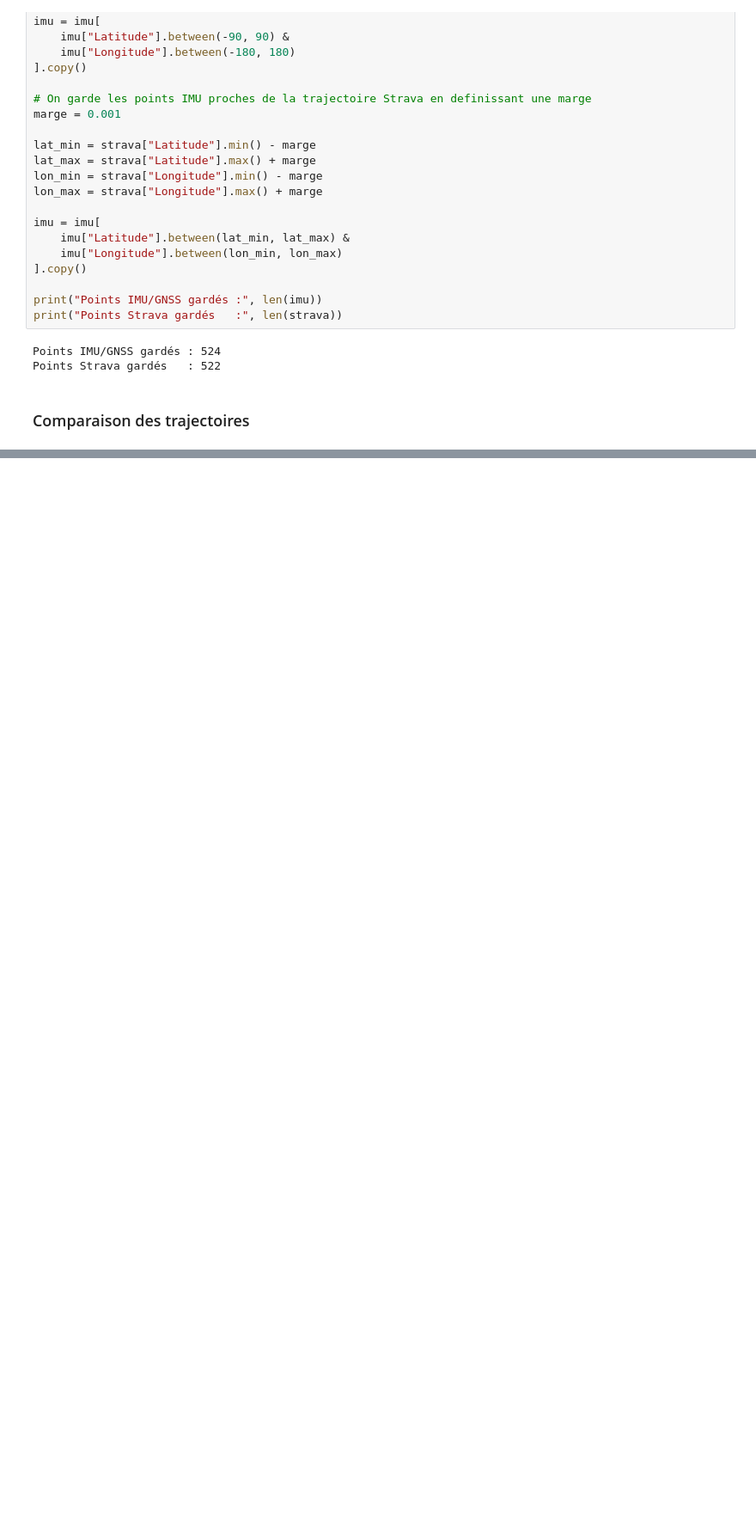
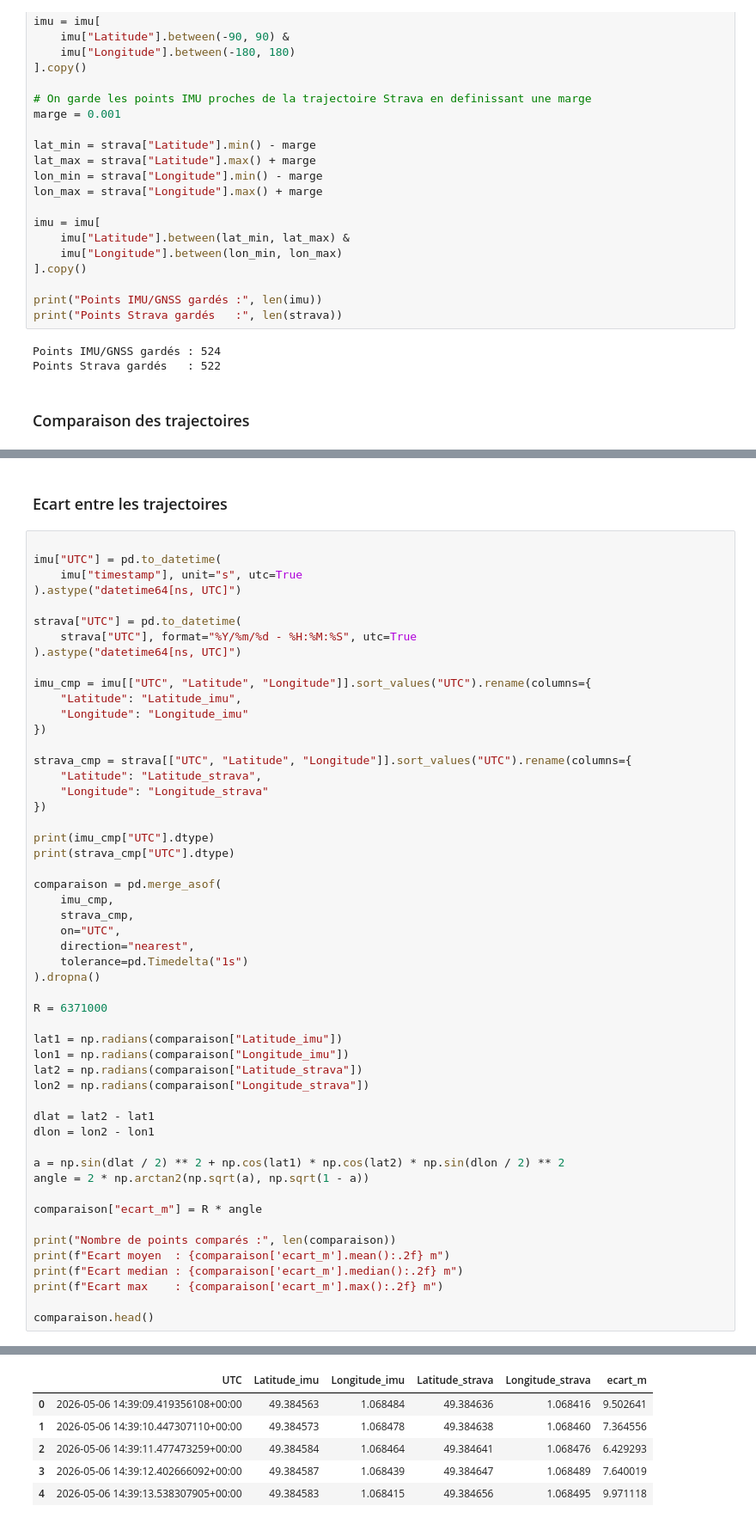
Before and after one commit to nmornon/Projet-itineraire, a Jupyter notebook: stat/comparaison.ipynb, the cells around one changed output, grey strips where cells are left out. Shown at 86% size. Saved outputs shown, nothing was run; the diff lists cells and outputs as text; blank space fills up the shorter version.

```diff
--- a/stat/comparaison.ipynb
+++ b/stat/comparaison.ipynb
@@ -130,3 +128,58 @@ plt.axis("equal")
 plt.show()
 # %% [output]
 [figure]
+# %% [markdown]
+### Ecart entre les trajectoires
+# %%
+
+imu["UTC"] = pd.to_datetime(
+    imu["timestamp"], unit="s", utc=True
+).astype("datetime64[ns, UTC]")
+
+strava["UTC"] = pd.to_datetime(
+    strava["UTC"], format="%Y/%m/%d - %H:%M:%S", utc=True
+).astype("datetime64[ns, UTC]")
+
+imu_cmp = imu[["UTC", "Latitude", "Longitude"]].sort_values("UTC").rename(columns={
+    "Latitude": "Latitude_imu",
+    "Longitude": "Longitude_imu"
+})
+
+strava_cmp = strava[["UTC", "Latitude", "Longitude"]].sort_values("UTC").rename(columns={
+    "Latitude": "Latitude_strava",
+    "Longitude": "Longitude_strava"
+})
+
+print(imu_cmp["UTC"].dtype)
+print(strava_cmp["UTC"].dtype)
+
+comparaison = pd.merge_asof(
+    imu_cmp,
+    strava_cmp,
+    on="UTC",
+    direction="nearest",
+    tolerance=pd.Timedelta("1s")
+).dropna()
+
+R = 6371000
+
+lat1 = np.radians(comparaison["Latitude_imu"])
+lon1 = np.radians(comparaison["Longitude_imu"])
+lat2 = np.radians(comparaison["Latitude_strava"])
+lon2 = np.radians(comparaison["Longitude_strava"])
+
+dlat = lat2 - lat1
+dlon = lon2 - lon1
+
+a = np.sin(dlat / 2) ** 2 + np.cos(lat1) * np.cos(lat2) * np.sin(dlon / 2) ** 2
+angle = 2 * np.arctan2(np.sqrt(a), np.sqrt(1 - a))
+
+comparaison["ecart_m"] = R * angle
+
+print("Nombre de points comparés :", len(comparaison))
+print(f"Ecart moyen  : {comparaison['ecart_m'].mean():.2f} m")
+print(f"Ecart median : {comparaison['ecart_m'].median():.2f} m")
+print(f"Ecart max    : {comparaison['ecart_m'].max():.2f} m")
+
+comparaison.head()
+# %% [output]
@@ -132,0 +192,6 @@ plt.show()
+|  | UTC | Latitude_imu | Longitude_imu | Latitude_strava | Longitude_strava | ecart_m |
+| 0 | 2026-05-06 14:39:09.419356108+00:00 | 49.384563 | 1.068484 | 49.384636 | 1.068416 | 9.502641 |
+| 1 | 2026-05-06 14:39:10.447307110+00:00 | 49.384573 | 1.068478 | 49.384638 | 1.068460 | 7.364556 |
+| 2 | 2026-05-06 14:39:11.477473259+00:00 | 49.384584 | 1.068464 | 49.384641 | 1.068476 | 6.429293 |
+| 3 | 2026-05-06 14:39:12.402666092+00:00 | 49.384587 | 1.068439 | 49.384647 | 1.068489 | 7.640019 |
+| 4 | 2026-05-06 14:39:13.538307905+00:00 | 49.384583 | 1.068415 | 49.384656 | 1.068495 | 9.971118 |
```
Also changed, not shown: parts of 4 cells of this notebook.
